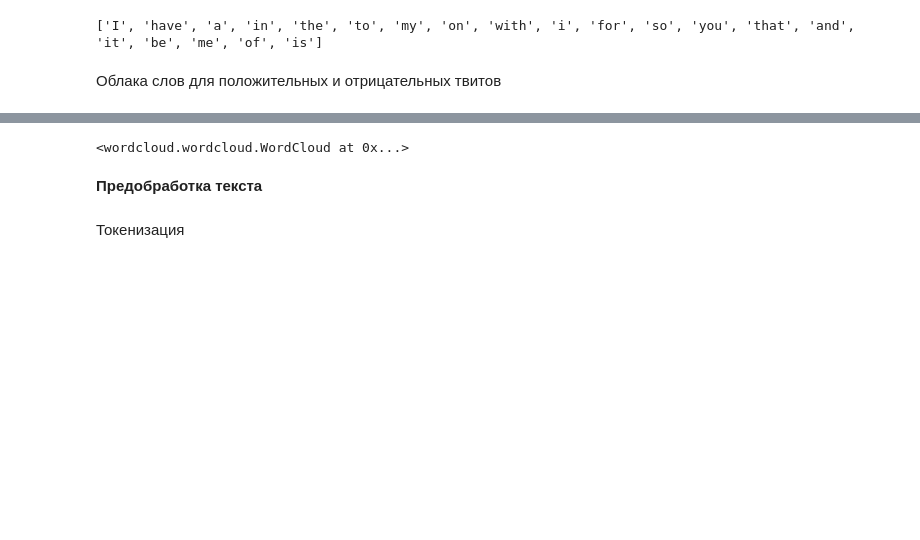
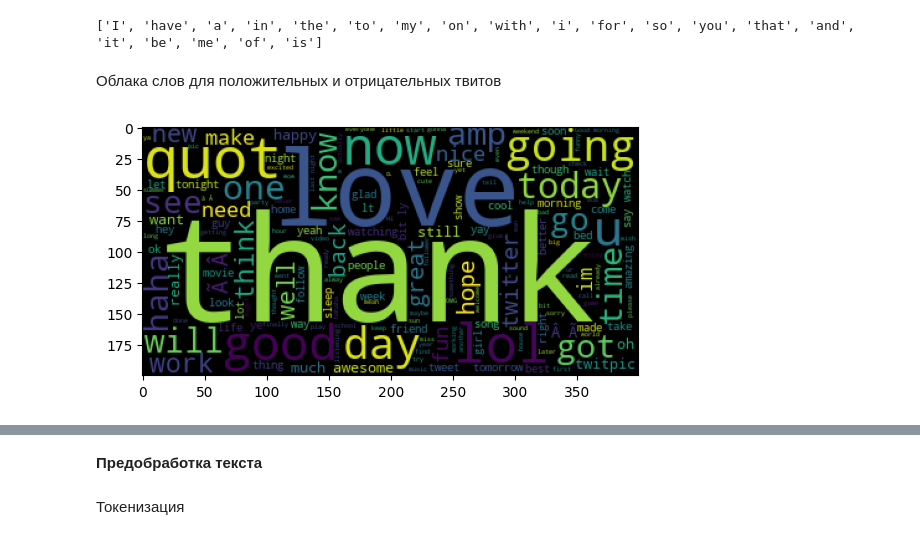
Before and after one commit to sergeiperel/nlp-sentiment-analysis, a Jupyter notebook: eda_vlad.ipynb, the cells around one changed output, grey strips where cells are left out. Cells and saved outputs as stored; diff of their text form; code cells hidden in the pictures; blank space fills up the shorter version.

Commit message:
wordcloud does not show in github

```diff
--- a/eda_vlad.ipynb
+++ b/eda_vlad.ipynb
@@ -125,5 +125,9 @@ find_top_words(df, 1)
 all_words = ' '.join(df.loc[df.target == 1, 'text'].values.tolist())
 # %%
 %%time
-WordCloud().generate(all_words)
+plt.imshow(
+    WordCloud().generate(all_words)
+)
+plt.show()
 # %% [output]
+[figure, added]
@@ -132,4 +136,3 @@ Wall time: 2.56 s
-<wordcloud.wordcloud.WordCloud at 0x...>
 # %% [markdown]
 **Предобработка текста**
 # %%
```
Also changed, not shown: parts of 1 cell of this notebook.
